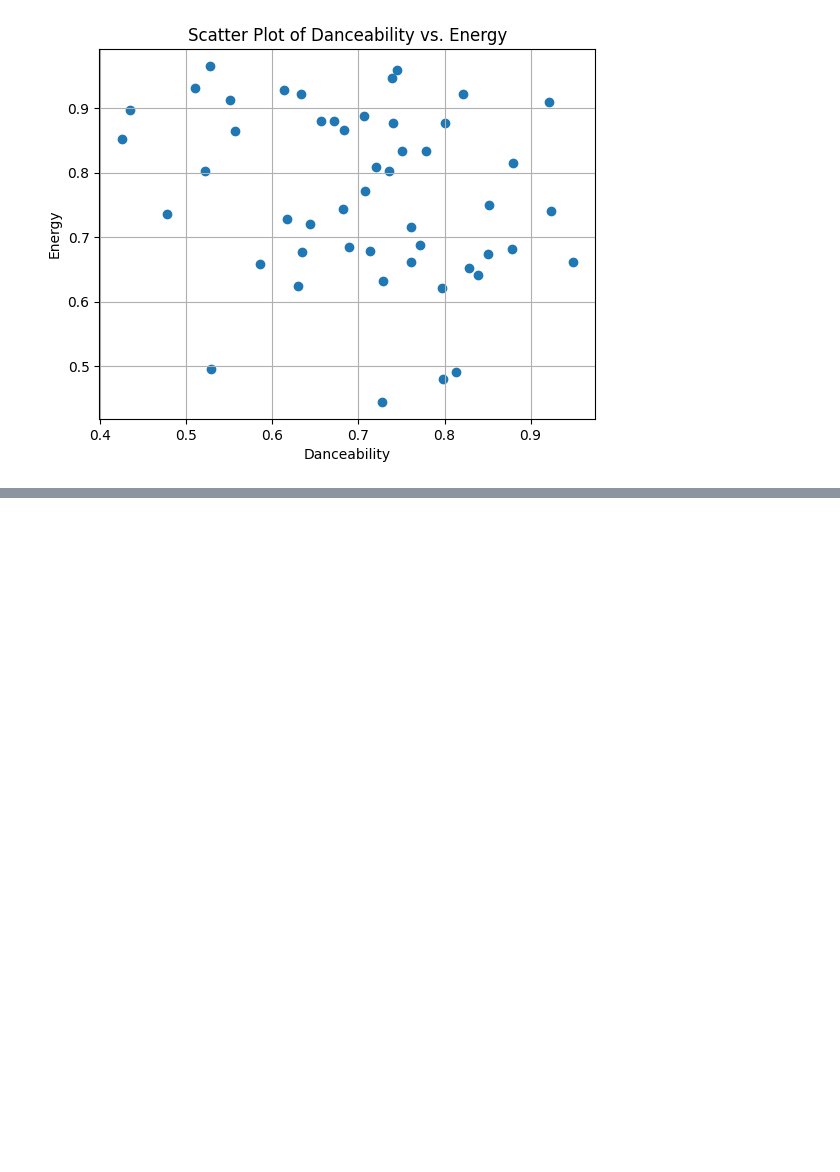
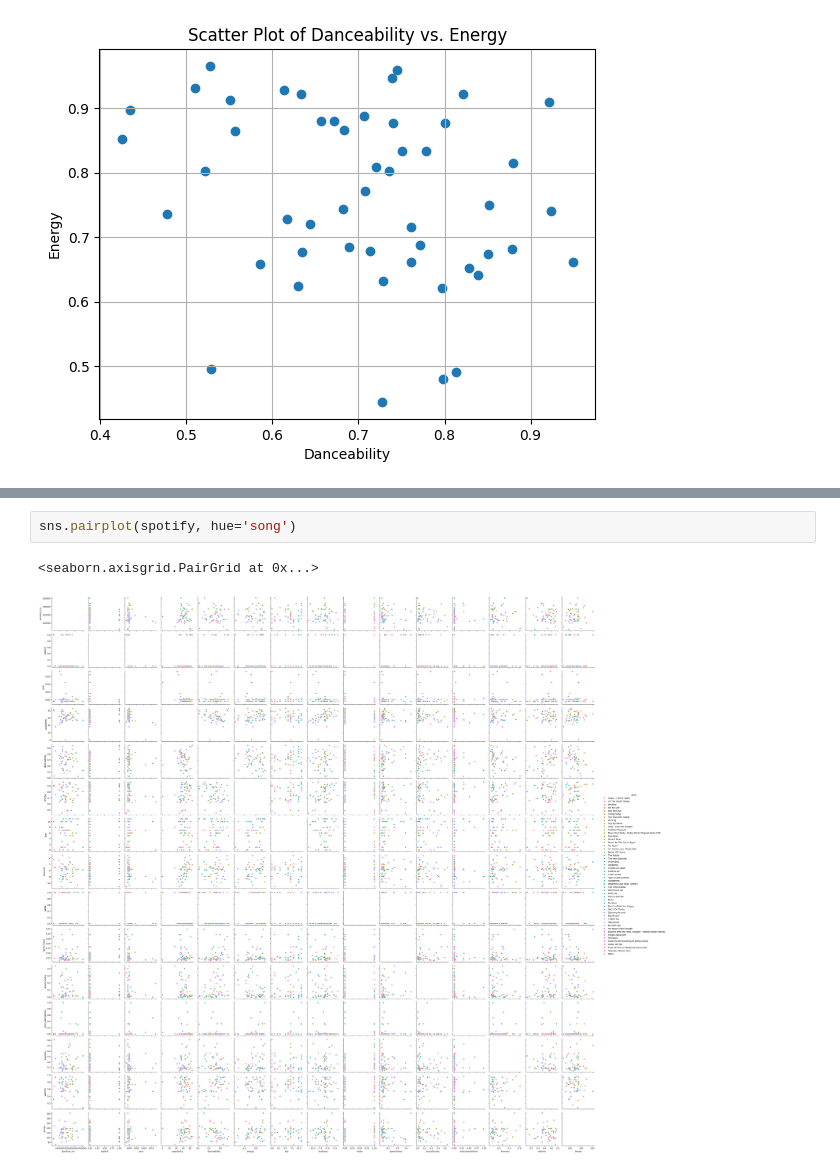
Before and after one commit to nguyenduc4/info51000_lab, a Jupyter notebook: lab_8/main.ipynb, the cells around one changed output, grey strips where cells are left out. Drawn from its saved outputs; the diff is of its cells as text; blank space fills up the shorter version.

```diff
--- a/lab_8/main.ipynb
+++ b/lab_8/main.ipynb
@@ -76,0 +77,5 @@ plt.show()
+# %%
+sns.pairplot(spotify, hue='song')
+# %% [output]
+<seaborn.axisgrid.PairGrid at 0x...>
+[figure, added]
```
Also changed, not shown: parts of 1 cell of this notebook.
